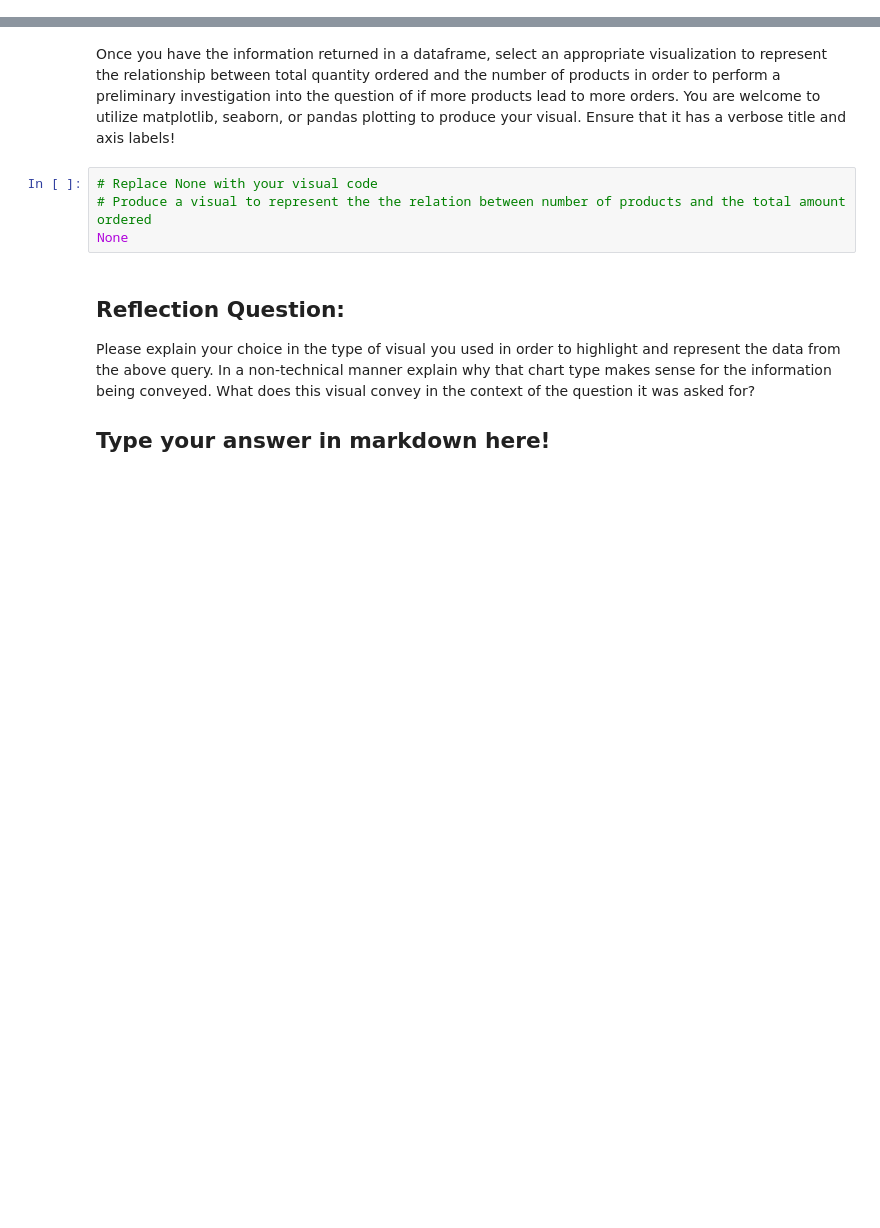
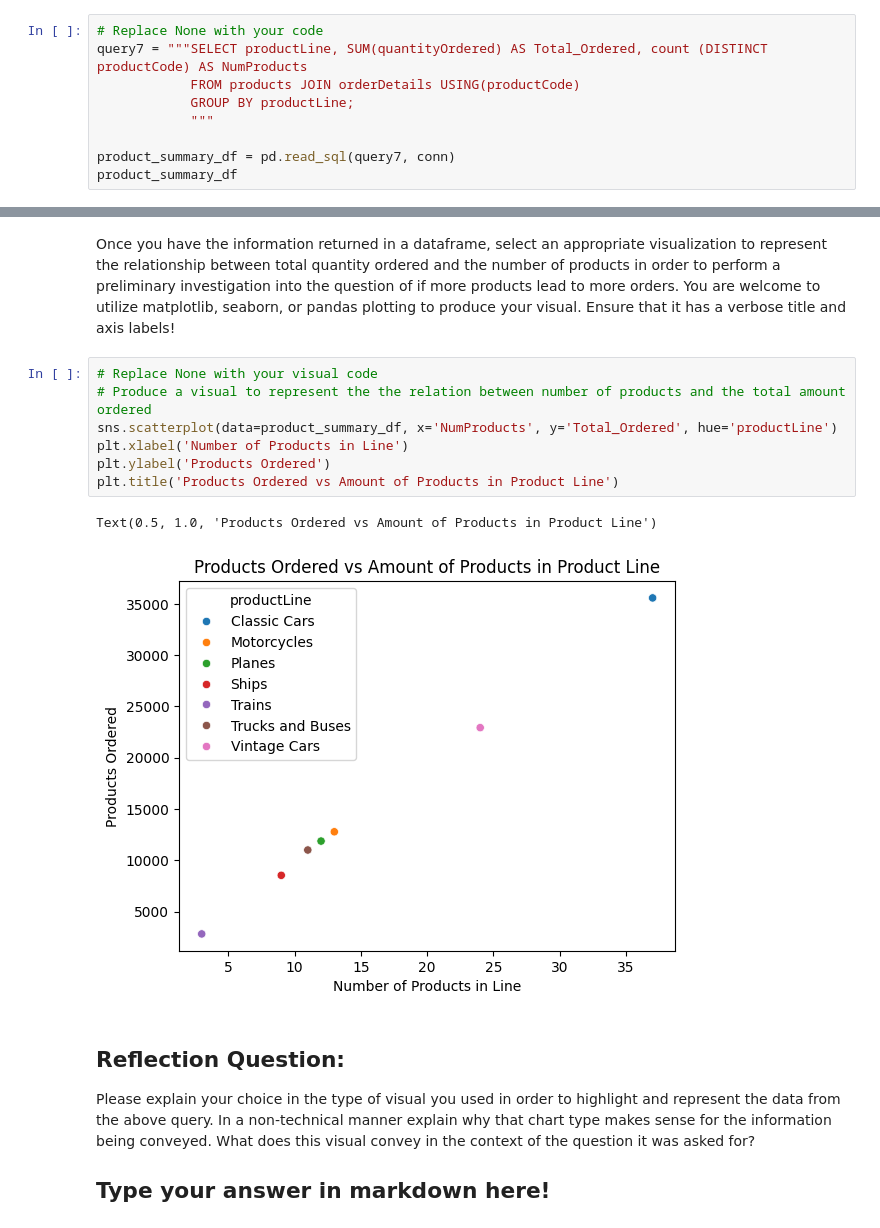
Before and after one commit to bluenets126/dsc-sql-summative-lab, a Jupyter notebook: SQLSummativeLab.ipynb, the cells around one changed output, grey strips where cells are left out. Saved outputs shown, nothing was run; the diff lists cells and outputs as text; blank space fills up the shorter version.

Commit message:
Query 7 finished with visual.  Used scatter plot for visual.  Two tables joined. Products and order details.

```diff
--- a/SQLSummativeLab.ipynb
+++ b/SQLSummativeLab.ipynb
@@ -293,0 +291,9 @@ None
+# %%
+# Replace None with your code
+query7 = """SELECT productLine, SUM(quantityOrdered) AS Total_Ordered, count (DISTINCT productCode) AS NumProducts
+            FROM products JOIN orderDetails USING(productCode)
+            GROUP BY productLine;
+            """
+
+product_summary_df = pd.read_sql(query7, conn)
+product_summary_df
@@ -296,7 +311,13 @@ Once you have the information returned in a dataframe, select an appropriate vis
 # %%
 # Replace None with your visual code
 # Produce a visual to represent the the relation between number of products and the total amount ordered
-None
+sns.scatterplot(data=product_summary_df, x='NumProducts', y='Total_Ordered', hue='productLine')
+plt.xlabel('Number of Products in Line')
+plt.ylabel('Products Ordered')
+plt.title('Products Ordered vs Amount of Products in Product Line')
+# %% [output]
+Text(0.5, 1.0, 'Products Ordered vs Amount of Products in Product Line')
+[figure, added]
 # %% [markdown]
 ## Reflection Question:
 
```
Also changed, not shown: parts of 3 cells of this notebook.
